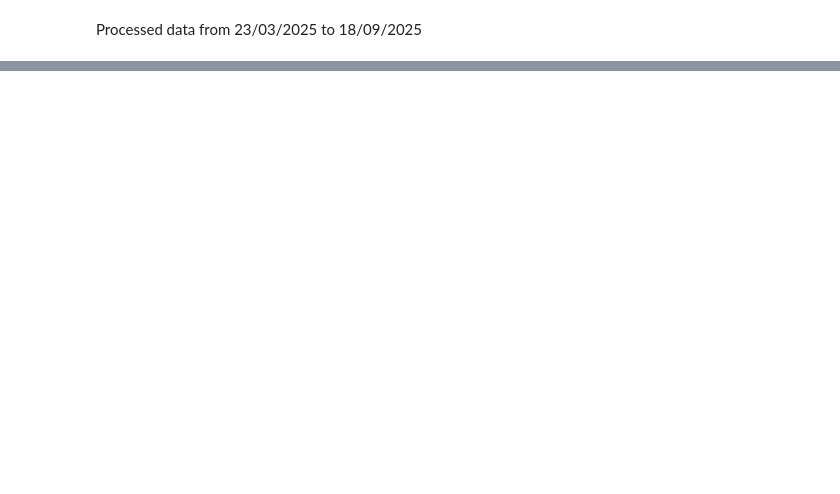
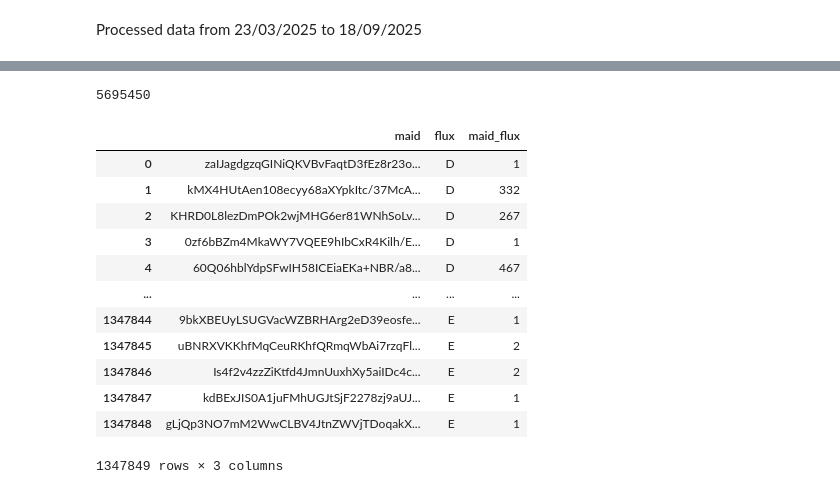
Before and after one commit to LeoNguyen868/new_casacom, a Jupyter notebook: stats.ipynb, the cells around one changed output, grey strips where cells are left out. Cells and saved outputs as stored; diff of their text form; code cells hidden in the pictures; blank space fills up the shorter version.

```diff
--- a/stats.ipynb
+++ b/stats.ipynb
@@ -234,0 +1325,21 @@ fig.show()
+# %%
+list_date=['2025-08']
+df1[df1.month.isin(list_date)].maid.nunique()
+# %% [output]
+5695450
+# %%
+pd.read_parquet('/home/hieu/Work/new_casacom/data/processed/2025-03-23.parquet')
+# %% [output]
+|  | maid | flux | maid_flux |
+| 0 | zaIJagdgzqGINiQKVBvFaqtD3fEz8r23o... | D | 1 |
+| 1 | kMX4HUtAen108ecyy68aXYpkItc/37McA... | D | 332 |
+| 2 | KHRD0L8lezDmPOk2wjMHG6er81WNhSoLv... | D | 267 |
+| 3 | 0zf6bBZm4MkaWY7VQEE9hIbCxR4Kilh/E... | D | 1 |
+| 4 | 60Q06hblYdpSFwIH58ICEiaEKa+NBR/a8... | D | 467 |
+| ... | ... | ... | ... |
+| 1347844 | 9bkXBEUyLSUGVacWZBRHArg2eD39eosfe... | E | 1 |
+| 1347845 | uBNRXVKKhfMqCeuRKhfQRmqWbAi7rzqFl... | E | 2 |
+| 1347846 | Is4f2v4zzZiKtfd4JmnUuxhXy5aiIDc4c... | E | 2 |
+| 1347847 | kdBExJIS0A1juFMhUGJtSjF2278zj9aUJ... | E | 1 |
+| 1347848 | gLjQp3NO7mM2WwCLBV4JtnZWVjTDoqakX... | E | 1 |
+1347849 rows × 3 columns
```
Also changed, not shown: parts of 79 cells of this notebook, 19 other files.
